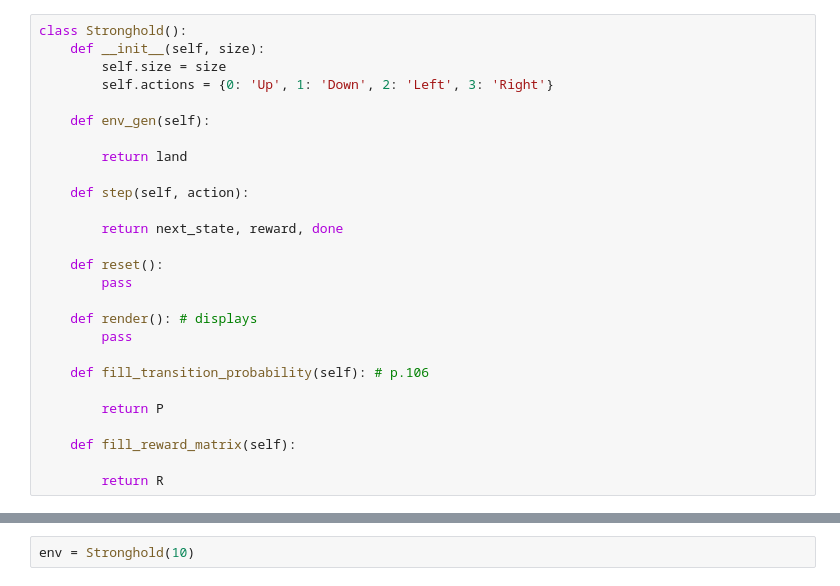
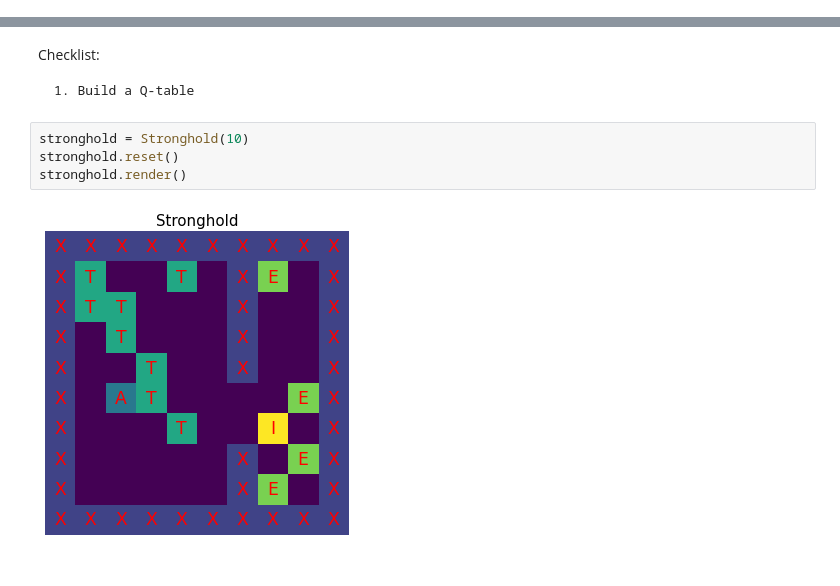
Before and after one commit to Assassinsarms/Stronghold-MDP-Q-learning-in-Stronghold-Environment-DDPG-in-Lunar-Lander, a Jupyter notebook: Aaron_Mir_INM707_Task2.ipynb, the cells around one changed output, grey strips where cells are left out. Drawn from its saved outputs; the diff is of its cells as text.

```diff
--- a/Aaron_Mir_INM707_Task2.ipynb
+++ b/Aaron_Mir_INM707_Task2.ipynb
@@ -16,29 +56,2 @@ You don't need reward matrix and transition probability for q-learning
 import numpy as np
 import matplotlib.pyplot as plt
-# %%
-class Stronghold():
-    def __init__(self, size):
-        self.size = size
-        self.actions = {0: 'Up', 1: 'Down', 2: 'Left', 3: 'Right'}
-
-    def env_gen(self):
-
-        return land
-
-    def step(self, action):
-
-        return next_state, reward, done
-
-    def reset():
-        pass
-
-    def render(): # displays
-        pass
-
-    def fill_transition_probability(self): # p.106
-
-        return P
-
-    def fill_reward_matrix(self):
-
-        return R
@@ -52,2 +58,10 @@ class Policies():
-# %%
-env = Stronghold(10)
+# %% [markdown]
+Checklist:
+
+    1. Build a Q-table
+# %%
+stronghold = Stronghold(10)
+stronghold.reset()
+stronghold.render()
+# %% [output]
+[figure, added]
```
Also changed, not shown: parts of 11 cells of this notebook, 3 other files.
